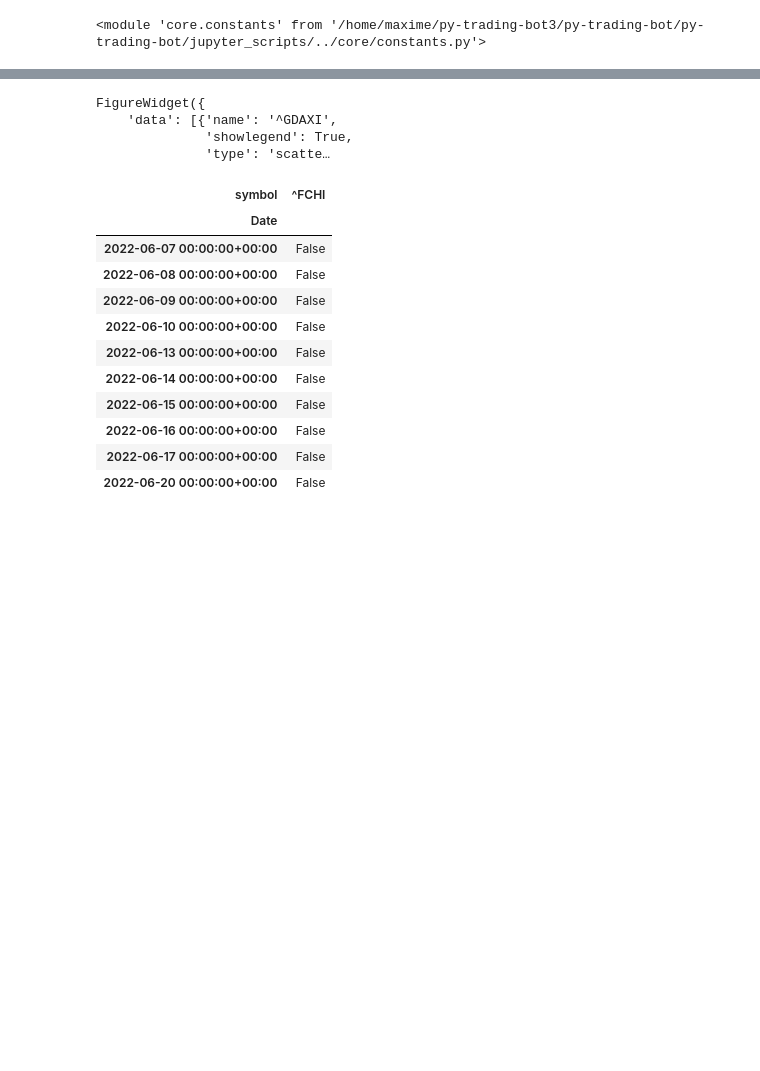
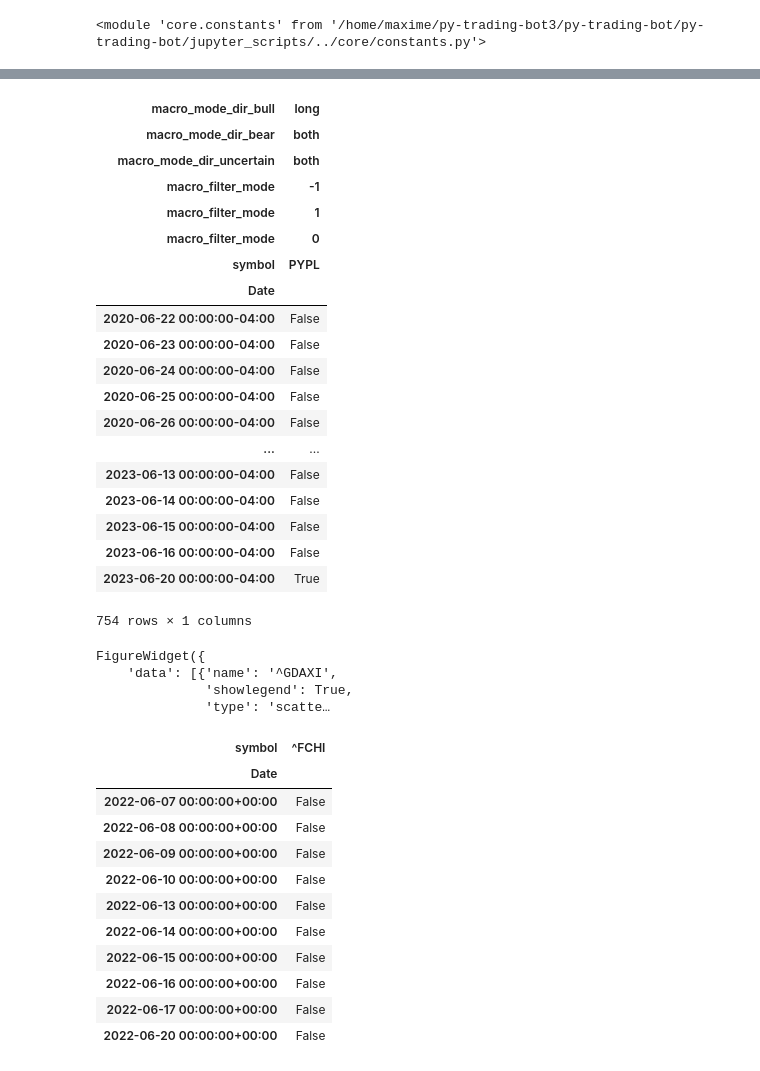
Before and after one commit to psemdel/py-trading-bot, a Jupyter notebook: py-trading-bot/jupyter_scripts/live.ipynb, the cells around one changed output, grey strips where cells are left out. Saved outputs shown, nothing was run; the diff lists cells and outputs as text; code cells hidden in the pictures; blank space fills up the shorter version.

```diff
--- a/py-trading-bot/jupyter_scripts/live.ipynb
+++ b/py-trading-bot/jupyter_scripts/live.ipynb
@@ -112,3 +125,26 @@ FigureWidget({
+# %%
+st.exits
+# %% [output]
+| macro_mode_dir_bull | long |
+| macro_mode_dir_bear | both |
+| macro_mode_dir_uncertain | both |
+| macro_filter_mode | -1 |
+| macro_filter_mode | 1 |
+| macro_filter_mode | 0 |
+| symbol | PYPL |
+| Date |  |
+| 2020-06-22 00:00:00-04:00 | False |
+| 2020-06-23 00:00:00-04:00 | False |
+| 2020-06-24 00:00:00-04:00 | False |
+| 2020-06-25 00:00:00-04:00 | False |
+| 2020-06-26 00:00:00-04:00 | False |
+| ... | ... |
+| 2023-06-13 00:00:00-04:00 | False |
+| 2023-06-14 00:00:00-04:00 | False |
+| 2023-06-15 00:00:00-04:00 | False |
+| 2023-06-16 00:00:00-04:00 | False |
+| 2023-06-20 00:00:00-04:00 | True |
+754 rows × 1 columns
 # %%
 k=indicators.VBTKAMA.run(st.close)
 kama=k.kama
```
Also changed, not shown: parts of 9 cells of this notebook, 25 other files.
